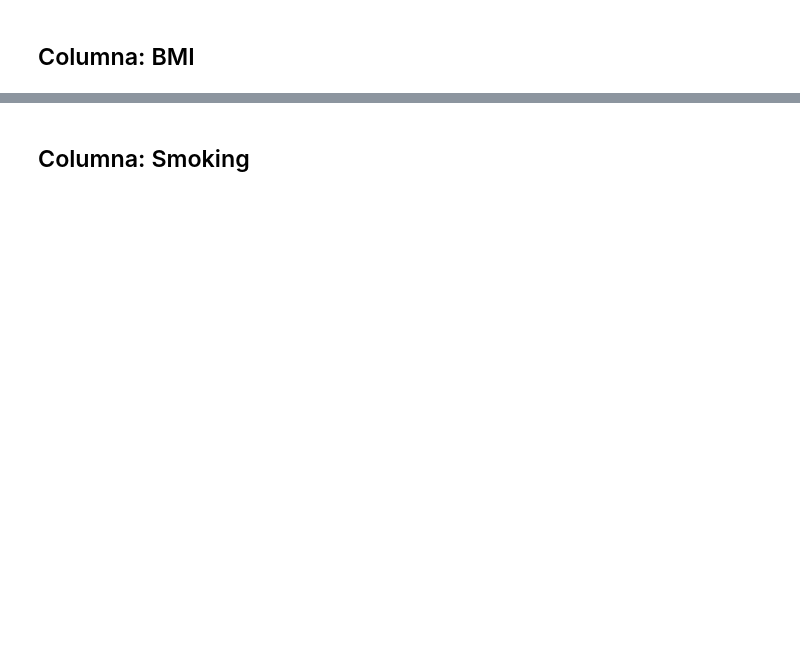
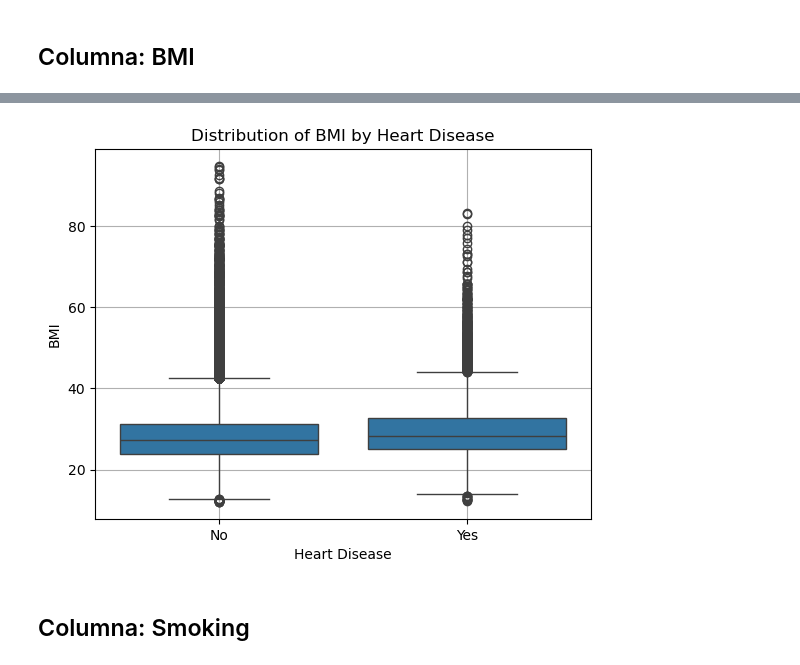
Before and after one commit to alexia-gm/Proyecto-02, a Jupyter notebook: Proyecto_Grupo_C_Alexia.ipynb, the cells around one changed output, grey strips where cells are left out. Cells and saved outputs as stored; diff of their text form; code cells hidden in the pictures; blank space fills up the shorter version.

```diff
--- a/Proyecto_Grupo_C_Alexia.ipynb
+++ b/Proyecto_Grupo_C_Alexia.ipynb
@@ -206,10 +283,13 @@ df['BMI'].nunique()
 # %%
-plt.boxplot(df["BMI"], by=df["HeartDisease"], vert=False)
-plt.xlabel("BMI")
-plt.ylabel("Heart Disease")
+#plt.boxplot(df["BMI"], by=df["HeartDisease"], vert=False)
+sns.boxplot(data = df, x = "HeartDisease", y = "BMI")
+plt.xlabel("Heart Disease")
+plt.ylabel("BMI")
 plt.title("Distribution of BMI by Heart Disease")
 plt.grid(True)
 plt.show()
+# %% [output]
+[figure, added]
 # %% [markdown]
 ## Columna: Smoking
 # %%
```
Also changed, not shown: parts of 73 cells of this notebook, 2 other files.
